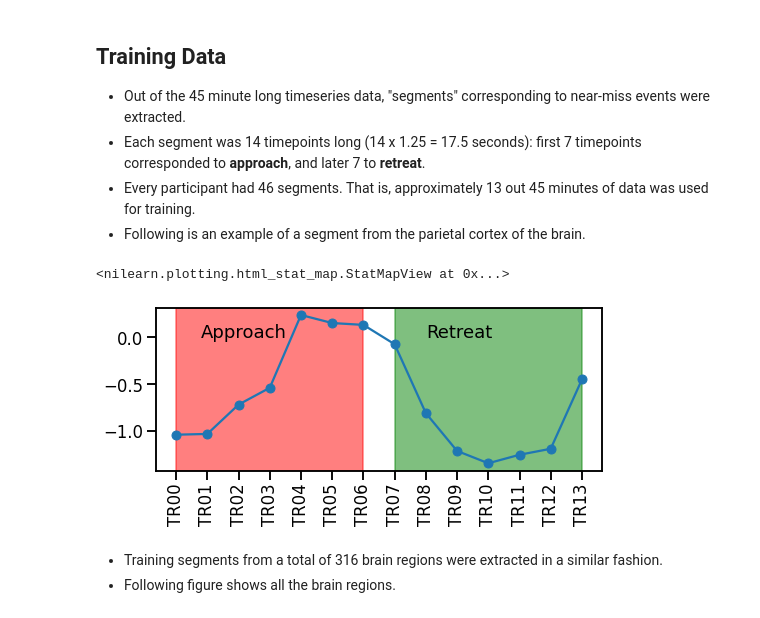
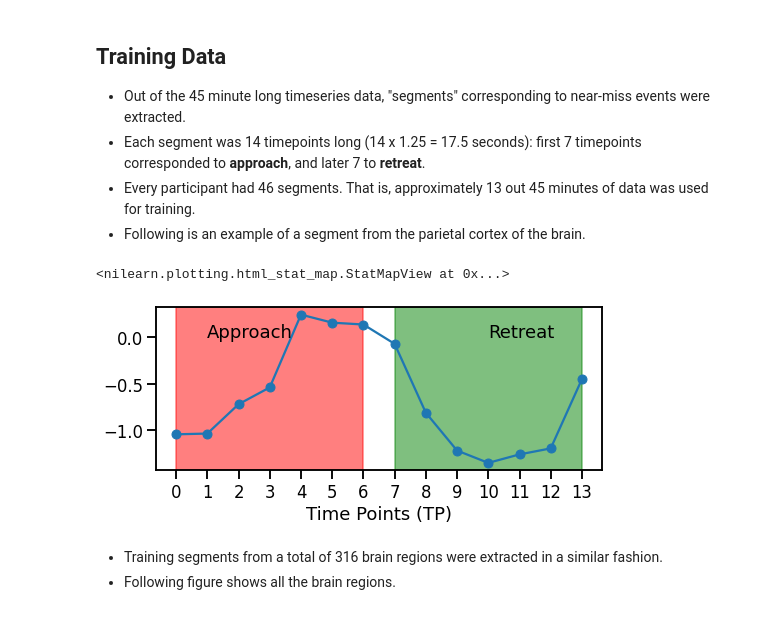
Before and after one commit to limbachia/brain-state-predictions, a Jupyter notebook: training_data_description.ipynb, the cells around one changed output. Cells and saved outputs as stored; diff of their text form; code cells hidden in the pictures.

```diff
--- a/training_data_description.ipynb
+++ b/training_data_description.ipynb
@@ -114,26 +114,28 @@ HTML('<iframe width="560" height="315" src="https://www.youtube.com/embed/RUhoOg
 # %%
 ## Load the data
 with open("data/processed/00a-ROI316_withShiftedSegments.pkl","rb") as f:
     dataset=pickle.load(f)
 
 roi_idx = 108
 roi = np.squeeze(dataset['CON054']['data'][:,[roi_idx],0:36:6])
 plt.figure(figsize=(8,3))
-plt.plot(np.arange(14)*1.25,roi[:,0],marker='o')
-plt.axvspan(0,7.5,color='red',alpha=0.5)
-plt.axvspan(8.75,16.25,color='green',alpha=0.5)
+plt.plot(np.arange(14),roi[:,0],marker='o')
+plt.axvspan(0,6,color='red',alpha=0.5)
+plt.axvspan(7,13,color='green',alpha=0.5)
 plt.text(1,0,'Approach',fontdict={'size':18})
 plt.text(10,0,'Retreat',fontdict={'size':18})
-_=plt.xticks(np.arange(14)*1.25, labels=['TR{:02d}'.format(tr) for tr in np.arange(14)],rotation=90)
+#_=plt.xticks(np.arange(14)*1.25, labels=['TR{:02d}'.format(tr) for tr in np.arange(14)],rotation=90)
+_=plt.xticks(np.arange(14))
+_=plt.xlabel('Time Points (TP)')
 
 mask = nil.image.load_img("data/processed/masks/00b-Schaefer2018_300Parcels_17Networks_order_afniMNI152_2mm_GM.nii.gz")
 roi_mask = np.zeros_like(mask.get_fdata())
 roi_mask[mask.get_fdata() == roi_idx] = 1.
 roi_mask = nil.image.new_img_like(mask, roi_mask)
 plotting.view_img(roi_mask,symmetric_cmap=False,vmax=1)
 # %% [output]
 <nilearn.plotting.html_stat_map.StatMapView at 0x...>
-[figure, old version]
+[figure, new version]
 # %% [markdown]
 - Training segments from a total of 316 brain regions were extracted in a similar fashion.
 - Following figure shows all the brain regions.
```
Also changed, not shown: parts of 1 cell of this notebook.
